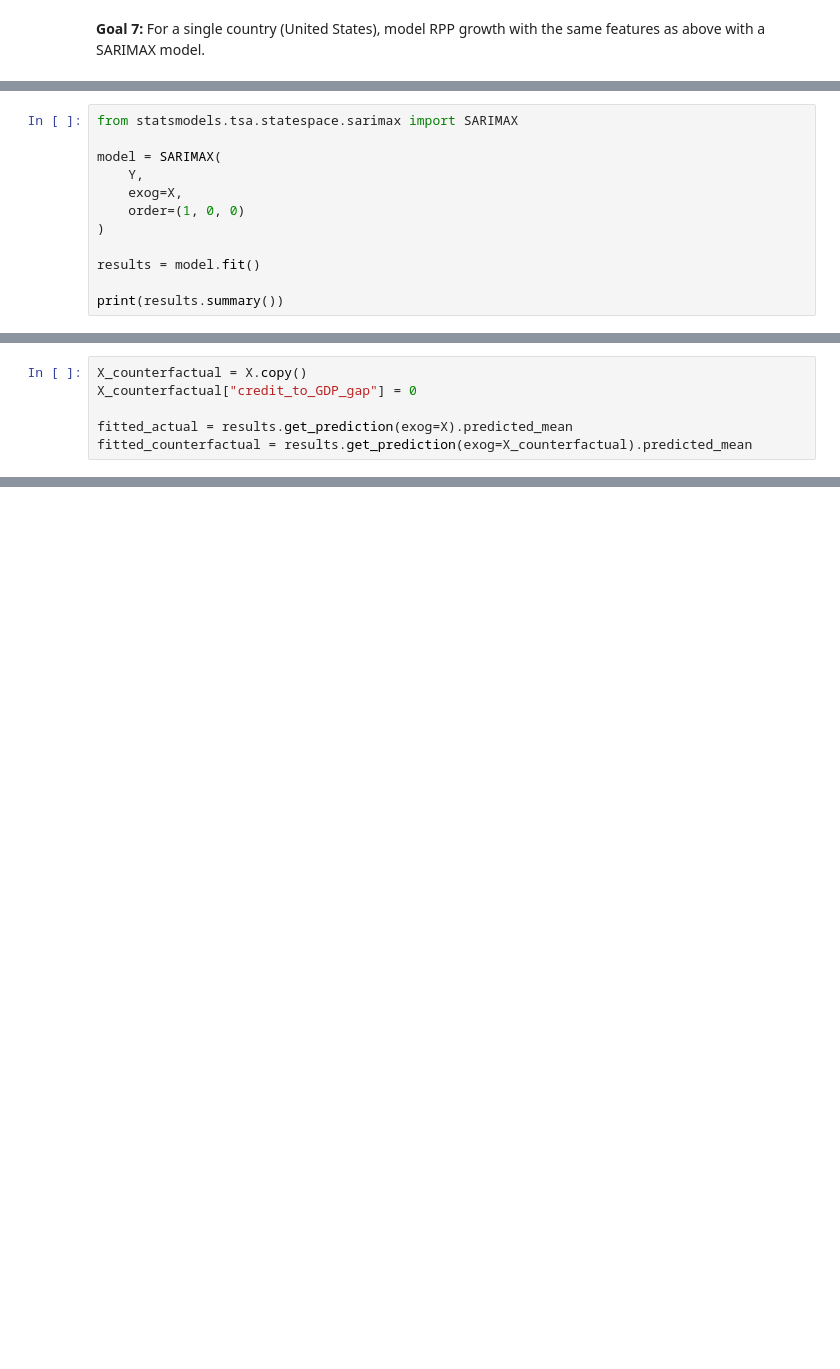
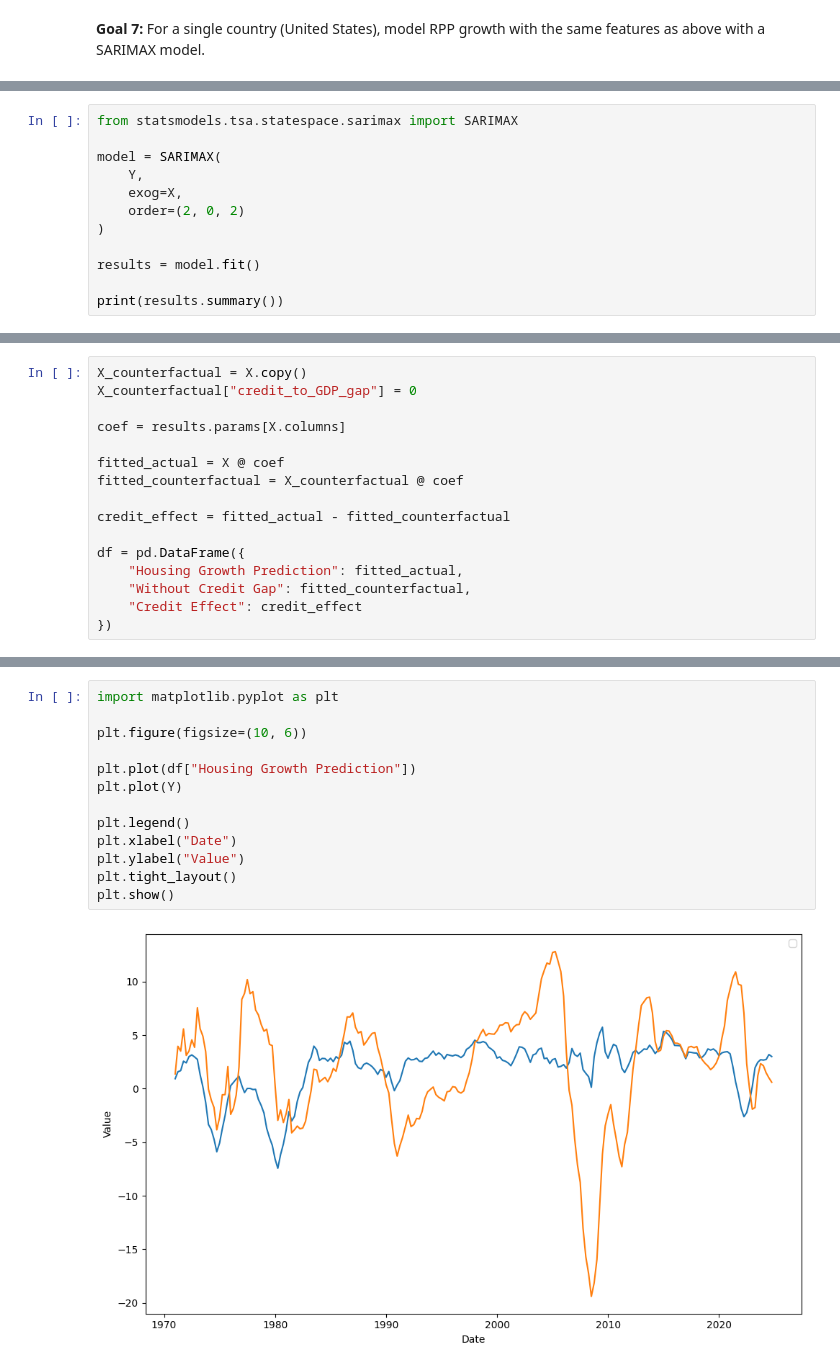
Before and after one commit to ericleonen/housing-bubble-index, a Jupyter notebook: scratch.ipynb, the cells around one changed output, grey strips where cells are left out. Cells and saved outputs as stored; diff of their text form; blank space fills up the shorter version.

```diff
--- a/scratch.ipynb
+++ b/scratch.ipynb
@@ -252,7 +299,7 @@ from statsmodels.tsa.statespace.sarimax import SARIMAX
 model = SARIMAX(
     Y,
     exog=X,
-    order=(1, 0, 0)
+    order=(2, 0, 2)
 )
 
 results = model.fit()
@@ -280,5 +327,15 @@ Warnings:
 X_counterfactual = X.copy()
 X_counterfactual["credit_to_GDP_gap"] = 0
 
-fitted_actual = results.get_prediction(exog=X).predicted_mean
-fitted_counterfactual = results.get_prediction(exog=X_counterfactual).predicted_mean
+coef = results.params[X.columns]
+
+fitted_actual = X @ coef
+fitted_counterfactual = X_counterfactual @ coef
+
+credit_effect = fitted_actual - fitted_counterfactual
+
+df = pd.DataFrame({
+    "Housing Growth Prediction": fitted_actual,
+    "Without Credit Gap": fitted_counterfactual,
+    "Credit Effect": credit_effect
+})
@@ -284,0 +358,15 @@ fitted_counterfactual = results.get_prediction(exog=X_counterfactual).predicted_
+# %%
+import matplotlib.pyplot as plt
+
+plt.figure(figsize=(10, 6))
+
+plt.plot(df["Housing Growth Prediction"])
+plt.plot(Y)
+
+plt.legend()
+plt.xlabel("Date")
+plt.ylabel("Value")
+plt.tight_layout()
+plt.show()
+# %% [output]
+[figure, added]
```
Also changed, not shown: parts of 8 cells of this notebook.
